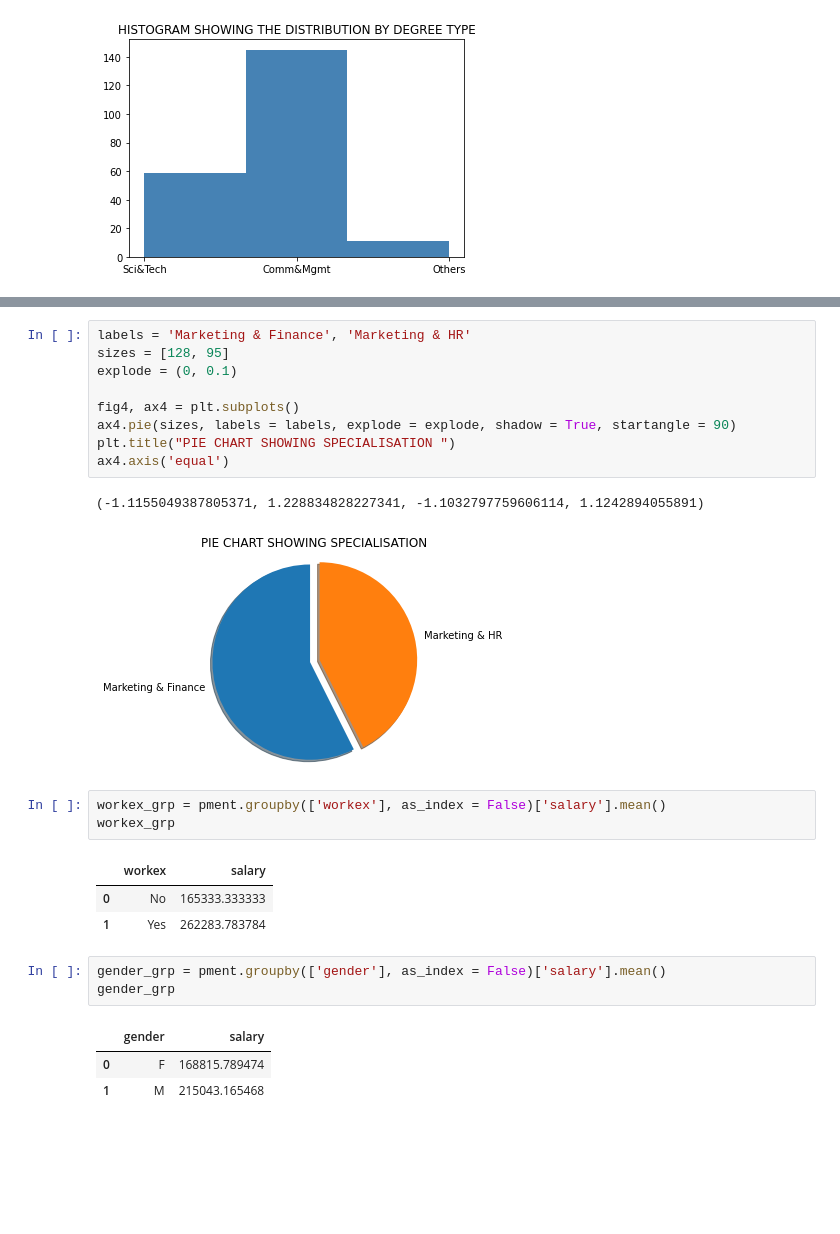
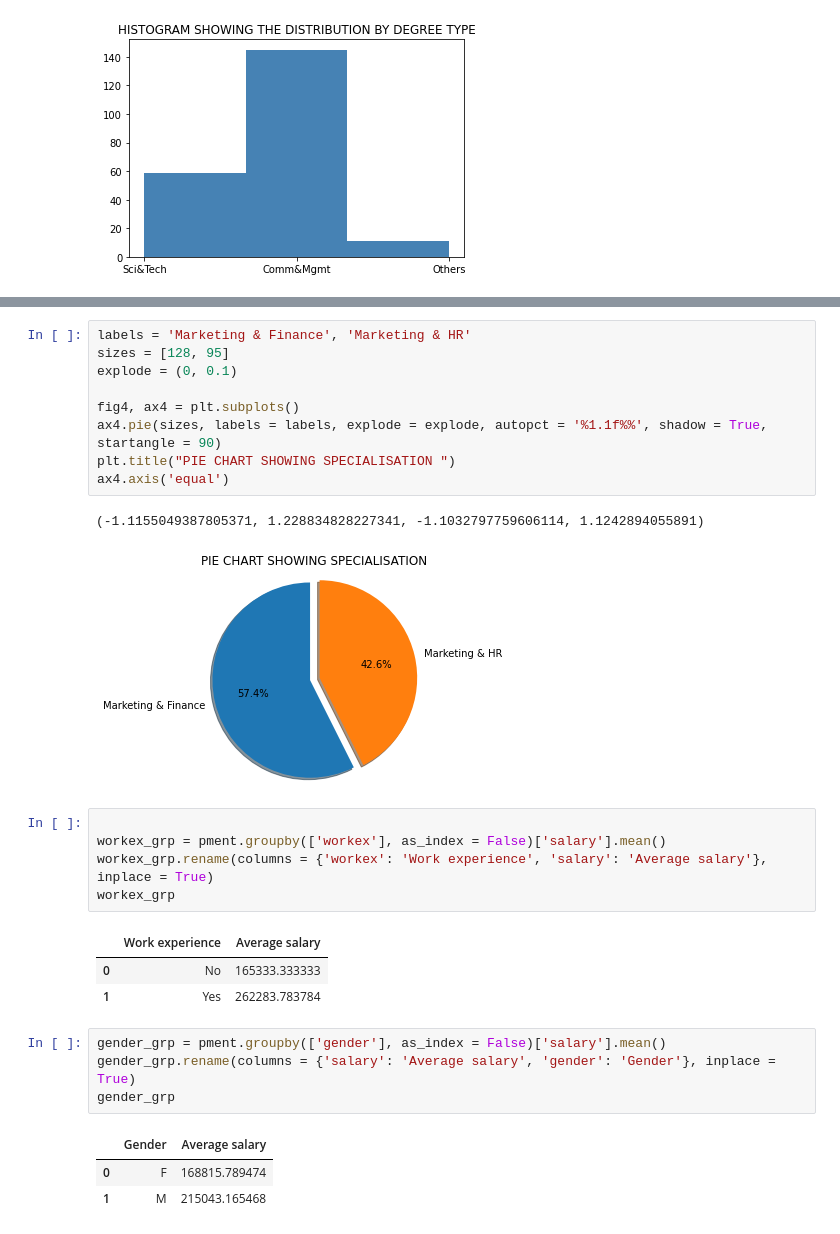
Before and after one commit to devchoplife/Campus-placement, a Jupyter notebook: school_placement.ipynb, the cells around one changed output, grey strips where cells are left out. Drawn from its saved outputs; the diff is of its cells as text; blank space fills up the shorter version.

```diff
--- a/school_placement.ipynb
+++ b/school_placement.ipynb
@@ -226,27 +263,30 @@ Name: specialisation, dtype: int64
 # %%
 labels = 'Marketing & Finance', 'Marketing & HR'
 sizes = [128, 95]
 explode = (0, 0.1)
 
 fig4, ax4 = plt.subplots()
-ax4.pie(sizes, labels = labels, explode = explode, shadow = True, startangle = 90)
+ax4.pie(sizes, labels = labels, explode = explode, autopct = '%1.1f%%', shadow = True, startangle = 90)
 plt.title("PIE CHART SHOWING SPECIALISATION ")
 ax4.axis('equal')
 # %% [output]
 (-1.1155049387805371, 1.228834828227341, -1.1032797759606114, 1.1242894055891)
-[figure, old version]
+[figure, new version]
 # %%
+
 workex_grp = pment.groupby(['workex'], as_index = False)['salary'].mean()
+workex_grp.rename(columns = {'workex': 'Work experience', 'salary': 'Average salary'}, inplace = True)
 workex_grp
 # %% [output]
-|  | workex | salary |
+|  | Work experience | Average salary |
 | 0 | No | 165333.333333 |
 | 1 | Yes | 262283.783784 |
 # %%
 gender_grp = pment.groupby(['gender'], as_index = False)['salary'].mean()
+gender_grp.rename(columns = {'salary': 'Average salary', 'gender': 'Gender'}, inplace = True)
 gender_grp
 # %% [output]
-|  | gender | salary |
+|  | Gender | Average salary |
 | 0 | F | 168815.789474 |
 | 1 | M | 215043.165468 |
 # %%
```
Also changed, not shown: parts of 23 cells of this notebook.
